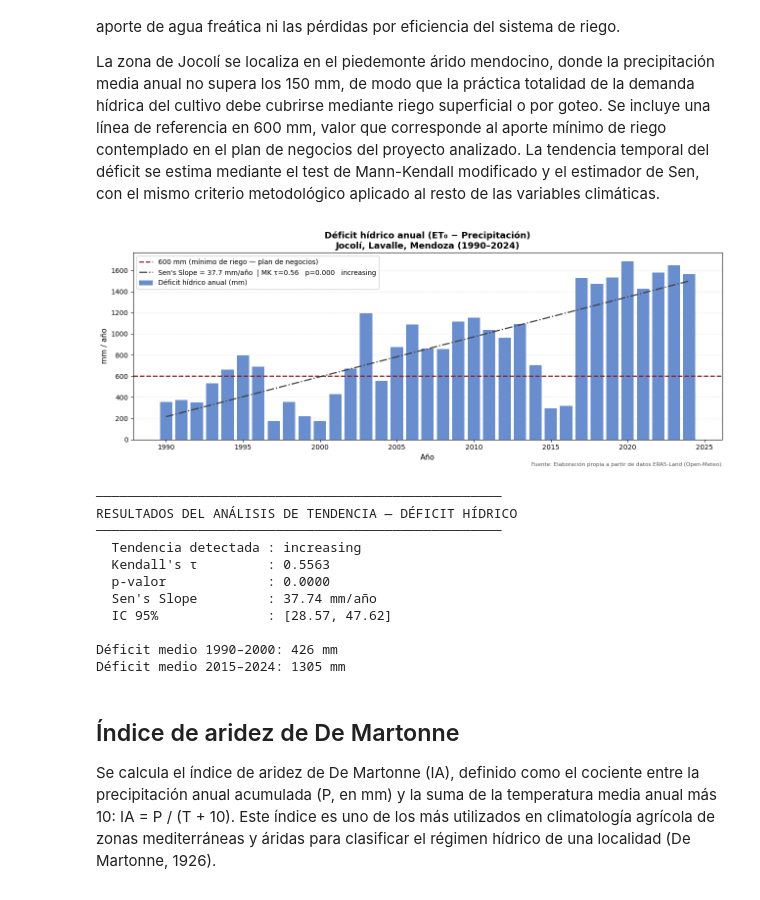
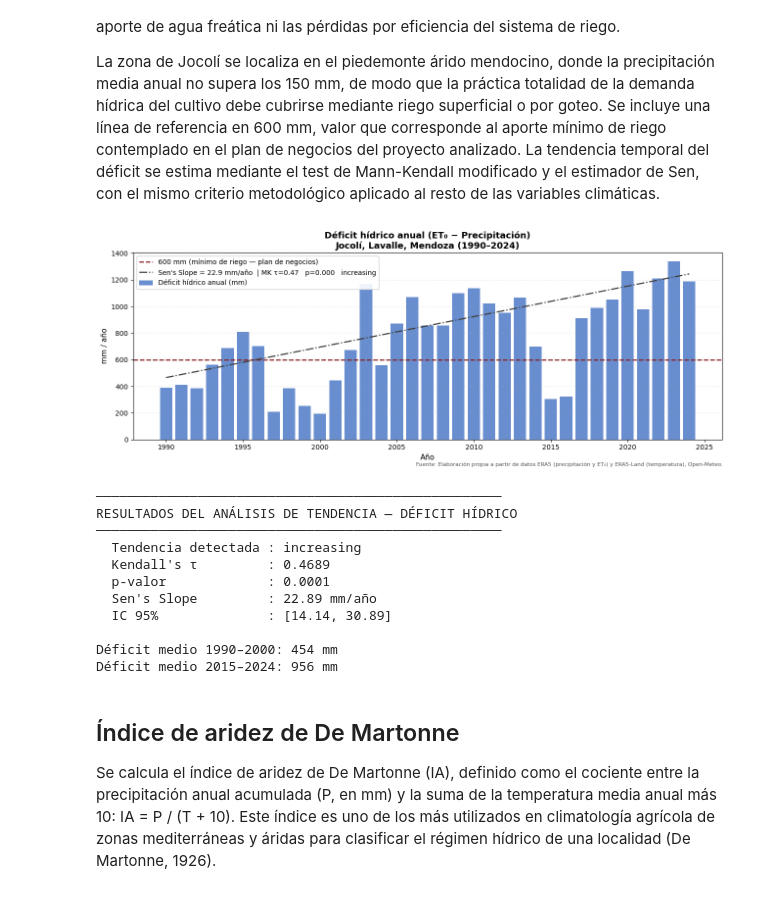
Before and after one commit to Emilialandgrebe/tesis-maestria, a Jupyter notebook: notebooks/00_clima_historico.ipynb, the cells around one changed output. Cells and saved outputs as stored; diff of their text form; code cells hidden in the pictures.

```diff
--- a/notebooks/00_clima_historico.ipynb
+++ b/notebooks/00_clima_historico.ipynb
@@ -526,46 +527,46 @@ ax.axhline(600, color="#8B2020", linewidth=1.8, linestyle="--",
 
 ax.plot(deficit_hidrico.index, linea_dh, color="#404040", linewidth=1.8,
         linestyle="-.",
         label=(f"Sen's Slope = {sen_dh.slope:.1f} mm/año  "
                f"| MK τ={mk_dh.Tau:.2f}   p={mk_dh.p:.3f}   {mk_dh.trend}"))
 
 ax.set_title(
     "Déficit hídrico anual (ET₀ − Precipitación)\n"
     "Jocolí, Lavalle, Mendoza (1990–2024)",
     fontsize=13, fontweight="bold", loc="center",
 )
 ax.set_xlabel("Año", fontsize=11)
 ax.set_ylabel("mm / año", fontsize=11)
 ax.grid(axis="y", linestyle=":", alpha=0.4, color="#AAAAAA")
 ax.legend(fontsize=10, framealpha=0.9)
 plt.tight_layout()
-plt.figtext(0.99, 0.01, "Fuente: Elaboración propia a partir de datos ERA5-Land (Open-Meteo).",
+plt.figtext(0.99, 0.01, "Fuente: Elaboración propia a partir de datos ERA5 (precipitación y ET₀) y ERA5-Land (temperatura), Open-Meteo.",
             ha="right", fontsize=8, color="#555555")
 plt.show()
 
 print("─" * 52)
 print("RESULTADOS DEL ANÁLISIS DE TENDENCIA — DÉFICIT HÍDRICO")
 print("─" * 52)
 print(f"  Tendencia detectada : {mk_dh.trend}")
 print(f"  Kendall's τ         : {mk_dh.Tau:.4f}")
 print(f"  p-valor             : {mk_dh.p:.4f}")
 print(f"  Sen's Slope         : {sen_dh.slope:.2f} mm/año")
 print(f"  IC 95%              : [{sen_dh.low_slope:.2f}, {sen_dh.high_slope:.2f}]")
 print(f"\nDéficit medio 1990–2000: {deficit_hidrico.loc[1990:2000].mean():.0f} mm")
 print(f"Déficit medio 2015–2024: {deficit_hidrico.loc[2015:2024].mean():.0f} mm")
 # %% [output]
-[figure, old version]
+[figure, new version]
 ────────────────────────────────────────────────────
 RESULTADOS DEL ANÁLISIS DE TENDENCIA — DÉFICIT HÍDRICO
 ────────────────────────────────────────────────────
   Tendencia detectada : increasing
-  Kendall's τ         : 0.5563
-  p-valor             : 0.0000
-  Sen's Slope         : 37.74 mm/año
-  IC 95%              : [28.57, 47.62]
+  Kendall's τ         : 0.4689
+  p-valor             : 0.0001
+  Sen's Slope         : 22.89 mm/año
+  IC 95%              : [14.14, 30.89]
 
-Déficit medio 1990–2000: 426 mm
-Déficit medio 2015–2024: 1305 mm
+Déficit medio 1990–2000: 454 mm
+Déficit medio 2015–2024: 956 mm
 # %% [markdown]
 ## Índice de aridez de De Martonne
 
```
Also changed, not shown: parts of 17 cells of this notebook, 6 other files.
